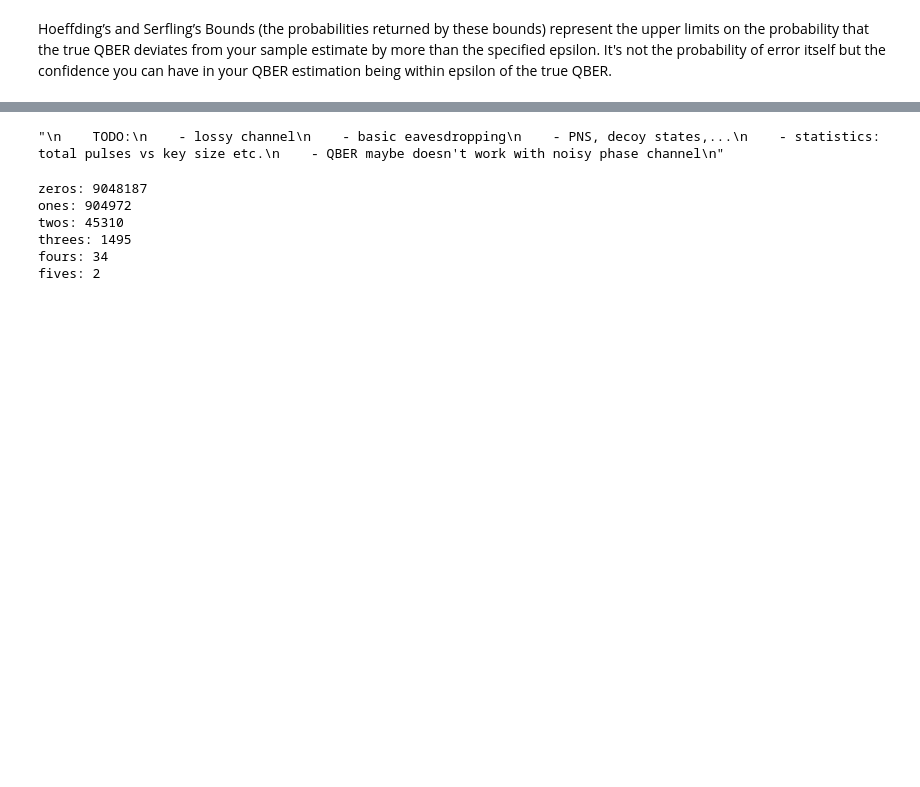
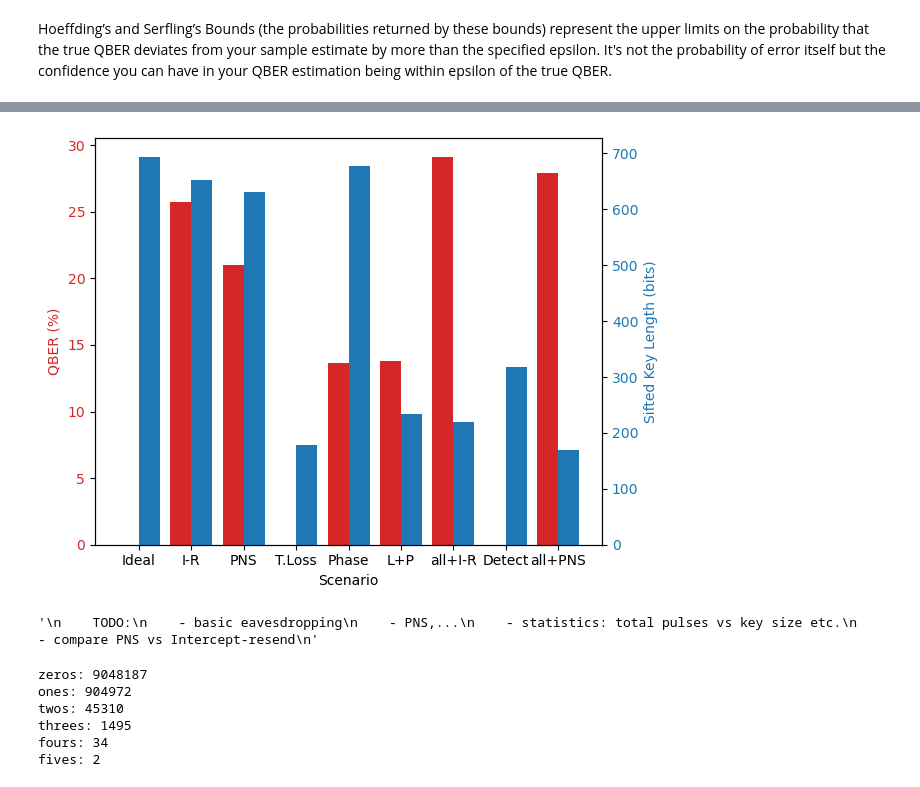
Before and after one commit to stopzer0/QKD_simulator, a Jupyter notebook: QKD_simul.ipynb, the cells around one changed output, grey strips where cells are left out. Cells and saved outputs as stored; diff of their text form; code cells hidden in the pictures; blank space fills up the shorter version.

```diff
--- a/QKD_simul.ipynb
+++ b/QKD_simul.ipynb
@@ -383,14 +580,47 @@ Final key: b"2\xee\xf0\x91\xaa\xc9\x9eY\xafH\x17\xedS\x84\x9fl\xa0'\x01\x07_|m\x
+# %%
+import matplotlib.pyplot as plt
+# Example data for QBER (%) and final key length (in bits) for different scenarios
+scenarios = ['Ideal', 'I-R', 'PNS', 'T.Loss', 'Phase', 'L+P', 'all+I-R', 'Detect', 'all+PNS']
+qber = [0, 25.77, 21.02, 0, 13.61, 13.79, 29.09, 0, 27.91]  # Example QBER values
+key_length = [693, 653, 631, 178, 678, 233, 220, 318, 170]  # Example final key lengths
+
+# Setting up the figure and axes for a dual y-axis plot
+fig, ax1 = plt.subplots()
+
+# First y-axis for QBER
+color = 'tab:red'
+ax1.set_xlabel('Scenario')
+ax1.set_ylabel('QBER (%)', color=color)
+ax1.bar(np.arange(len(scenarios)) - 0.2, qber, 0.4, color=color)
+ax1.tick_params(axis='y', labelcolor=color)
+
+# Create a second y-axis for final key length
+ax2 = ax1.twinx()
+color = 'tab:blue'
+ax2.set_ylabel('Sifted Key Length (bits)', color=color)
+ax2.bar(np.arange(len(scenarios)) + 0.2, key_length, 0.4, color=color)
+ax2.tick_params(axis='y', labelcolor=color)
+
+# Setting the scenario names as x-axis labels
+plt.xticks(np.arange(len(scenarios)), scenarios)
+
+# Adding a title and adjusting the layout
+#plt.title('QBER and Sifted Key Length Across Different Scenarios')
+fig.tight_layout()
+
+# Show plot
+plt.show()
+# %% [output]
+[figure, added]
 # %%
 """
     TODO:
-    - lossy channel
-    - basic eavesdropping
-    - PNS, decoy states,...
+    - finish Eve key sifting, PNS detection
     - statistics: total pulses vs key size etc.
-    - QBER maybe doesn't work with noisy phase channel
+        - compare PNS vs Intercept-resend
 """
 # %% [output]
-"\n    TODO:\n    - lossy channel\n    - basic eavesdropping\n    - PNS, decoy states,...\n    - statistics: total pulses vs key size etc.\n    - QBER maybe doesn't work with noisy phase channel\n"
+'\n    TODO:\n    - basic eavesdropping\n    - PNS,...\n    - statistics: total pulses vs key size etc.\n        - compare PNS vs Intercept-resend\n'
 # %%
 zeros = ones = twos = threes = fours = fives = 0
 higher = []
```
Also changed, not shown: parts of 11 cells of this notebook.
